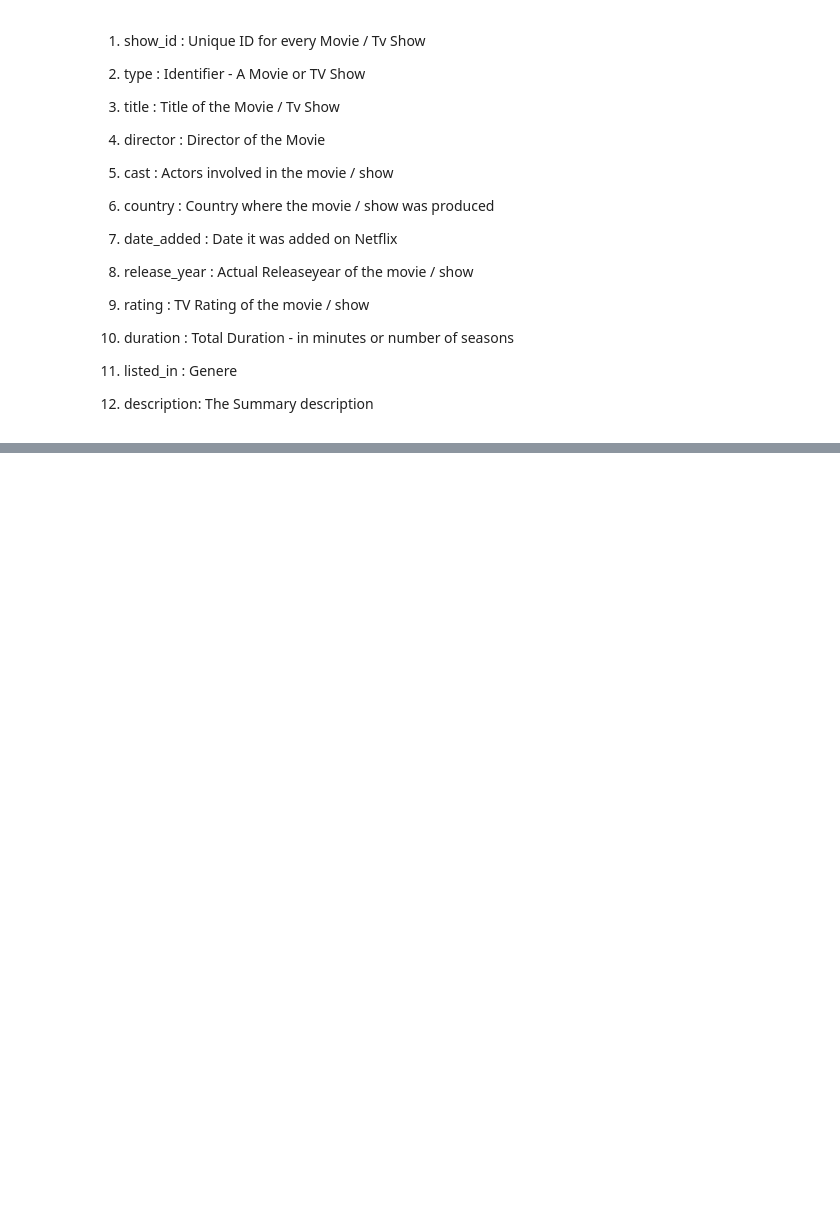
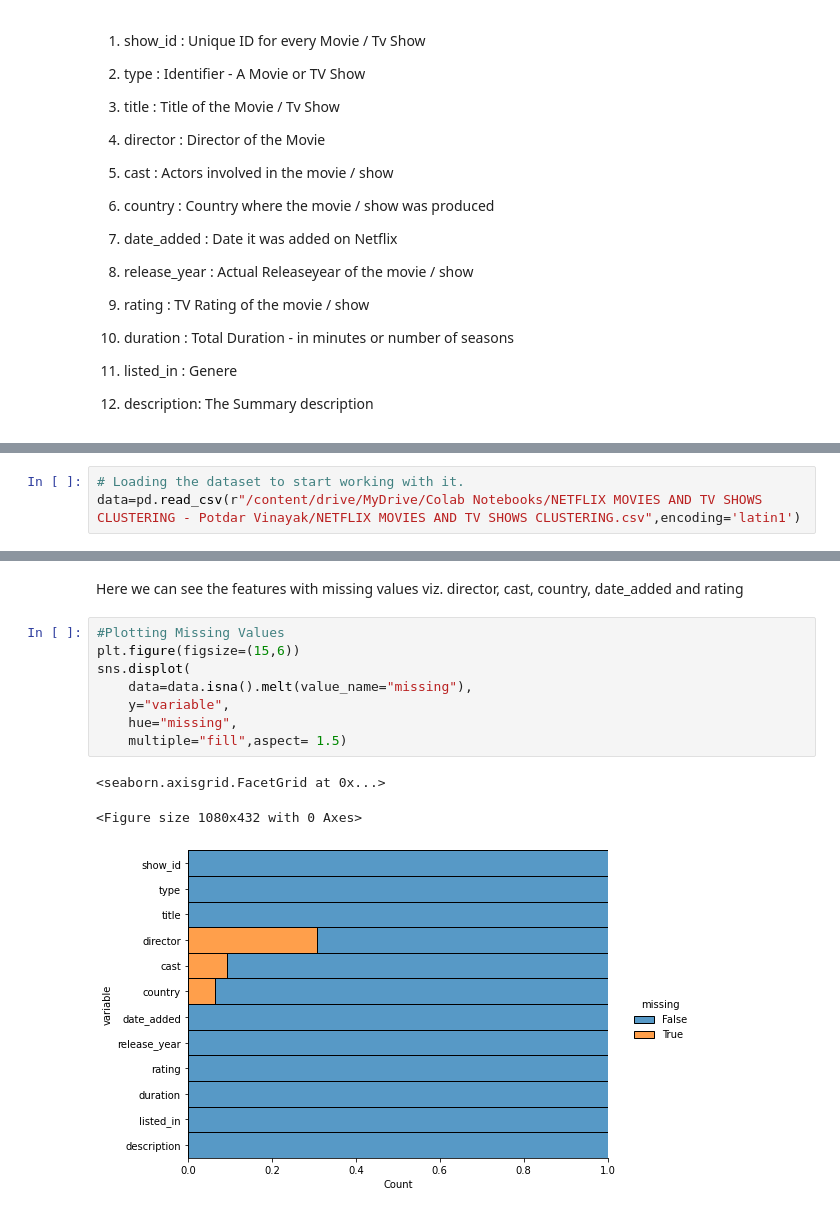
Before and after one commit to vinayakpotdar2114/Capstone-Project-4-Netflix-Movies-and-TV-Shows-Clustering, a Jupyter notebook: NETFLIX_MOVIES_AND_TV_SHOWS_CLUSTERING.ipynb, the cells around one changed output, grey strips where cells are left out. Saved outputs shown, nothing was run; the diff lists cells and outputs as text; blank space fills up the shorter version.

Commit message:
Null Value Treatment Done

```diff
--- a/NETFLIX_MOVIES_AND_TV_SHOWS_CLUSTERING.ipynb
+++ b/NETFLIX_MOVIES_AND_TV_SHOWS_CLUSTERING.ipynb
@@ -44,0 +58,3 @@ Integrating this dataset with other external datasets such as IMDB ratings, rott
+# %%
+# Loading the dataset to start working with it.
+data=pd.read_csv(r"/content/drive/MyDrive/Colab Notebooks/NETFLIX MOVIES AND TV SHOWS CLUSTERING - Potdar Vinayak/NETFLIX MOVIES AND TV SHOWS CLUSTERING.csv",encoding='latin1')
@@ -44,0 +147,14 @@ Integrating this dataset with other external datasets such as IMDB ratings, rott
+# %% [markdown]
+Here we can see the features with missing values viz. director, cast, country, date_added and rating
+# %%
+#Plotting Missing Values
+plt.figure(figsize=(15,6))
+sns.displot(
+    data=data.isna().melt(value_name="missing"),
+    y="variable",
+    hue="missing",
+    multiple="fill",aspect= 1.5)
+# %% [output]
+<seaborn.axisgrid.FacetGrid at 0x...>
+<Figure size 1080x432 with 0 Axes>
+[figure, added]
```
Also changed, not shown: parts of 20 cells of this notebook.
